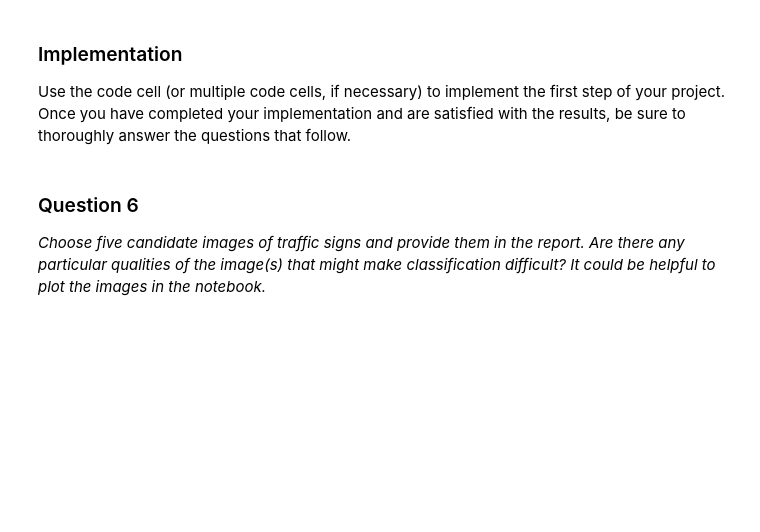
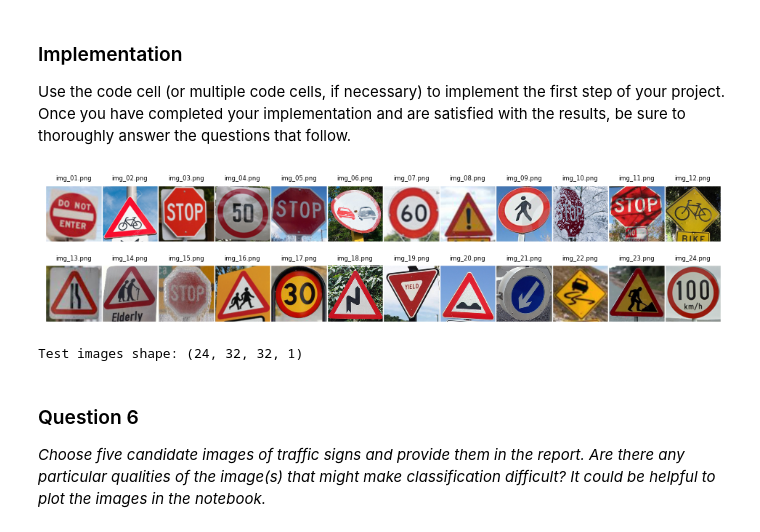
Before and after one commit to elbernante/traffic-sign-classifier, a Jupyter notebook: Traffic_Sign_Classifier.ipynb, the cells around one changed output. Cells and saved outputs as stored; diff of their text form; code cells hidden in the pictures; blank space fills up the shorter version.

```diff
--- a/Traffic_Sign_Classifier.ipynb
+++ b/Traffic_Sign_Classifier.ipynb
@@ -736,3 +739,57 @@ Use the code cell (or multiple code cells, if necessary) to implement the first
+# %%
+### Load the images and plot them here.
+### Feel free to use as many code cells as needed.
+
+def get_image_files(image_dir):
+    image_dir = os.path.join(image_dir, '')
+    imgs = glob.glob(os.path.join(image_dir, "*.png"))
+    idx = lambda s: int(s.rsplit("_", 1)[1].split(".")[0])
+    imgs = sorted(imgs, key=idx)
+    return imgs
+
+def show_test_images(image_files, cols=12, fig_width=12.0):
+    img_count = len(image_files)
+    rows = ceil(img_count / cols)
+    fig_height = (fig_width * rows / cols) + 0.6
+
+    grid = gridspec.GridSpec(rows, cols, wspace=0.0, hspace=0.2)
+    fig = plt.figure(figsize=(fig_width, fig_height))
+    for i, m in enumerate(image_files):
+        ax = plt.Subplot(fig, grid[i])
+        img = plt.imread(m)
+        ax.imshow(img, interpolation='bicubic')
+        ax.set_xticks([])
+        ax.set_yticks([])
+        ax.set_title(m.rsplit('/')[-1], size=6)
+        fig.add_subplot(ax)
+
+    plt.show()
+
+def load_images(image_dir):
+    imgs = get_image_files(image_dir)
+    show_test_images(imgs)
+
+raw_images_files = get_image_files("test_images")
+show_test_images(raw_images_files)
+# %% [output]
+[figure, added]
+# %%
+def preprocess_raw_images(image_files):
+
+    def proc(filename):
+        img = plt.imread(filename)
+        img = cv2.resize(img, (IMAGE_WIDTH, IMAGE_HEIGHT),
+                         interpolation=cv2.INTER_AREA)
+        img = cv2.cvtColor(img, cv2.COLOR_RGB2YUV)[:,:,0]
+        img = (img - 0.5) / 0.5
+        return img.reshape(img.shape + (1,))
+
+    return np.asarray([proc(m) for m in image_files])
+
+test_images = preprocess_raw_images(raw_images_files)
+print("Test images shape:", test_images.shape)
+# %% [output]
+Test images shape: (24, 32, 32, 1)
 # %% [markdown]
 ### Question 6
 
```
Also changed, not shown: parts of 19 cells of this notebook, 2 other files.
